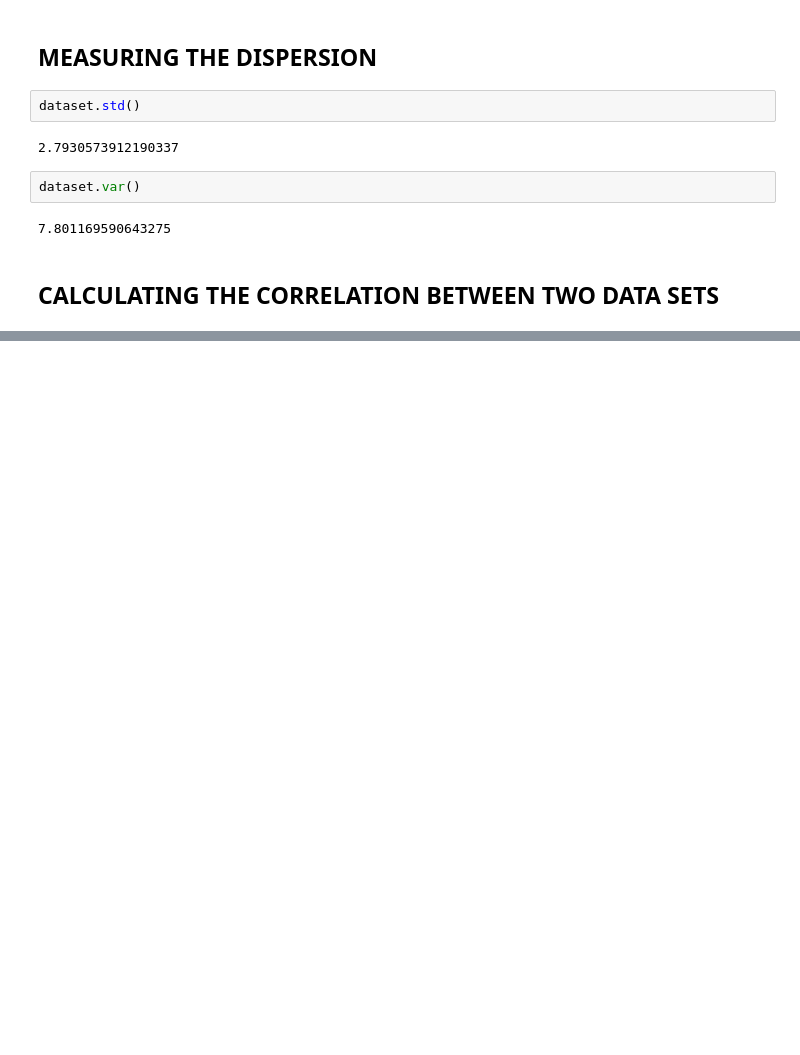
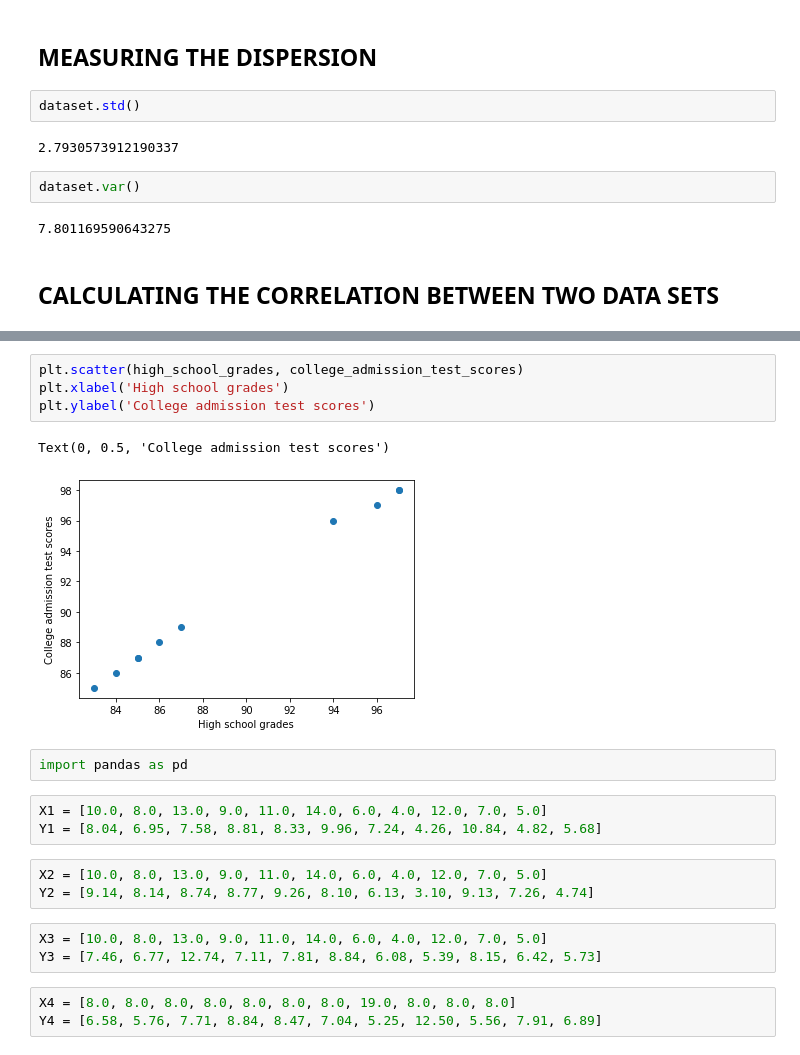
Before and after one commit to ferreiramr/livroDoingMathWithPython_AmitSaha, a Jupyter notebook: chapter03_DescribinDataWithStatistics.ipynb, the cells around one changed output, grey strips where cells are left out. Drawn from its saved outputs; the diff is of its cells as text; blank space fills up the shorter version.

```diff
--- a/chapter03_DescribinDataWithStatistics.ipynb
+++ b/chapter03_DescribinDataWithStatistics.ipynb
@@ -101,0 +119,21 @@ dataset.var()
+# %%
+plt.scatter(high_school_grades, college_admission_test_scores)
+plt.xlabel('High school grades')
+plt.ylabel('College admission test scores')
+# %% [output]
+Text(0, 0.5, 'College admission test scores')
+[figure, added]
+# %%
+import pandas as pd
+# %%
+X1 = [10.0, 8.0, 13.0, 9.0, 11.0, 14.0, 6.0, 4.0, 12.0, 7.0, 5.0]
+Y1 = [8.04, 6.95, 7.58, 8.81, 8.33, 9.96, 7.24, 4.26, 10.84, 4.82, 5.68]
+# %%
+X2 = [10.0, 8.0, 13.0, 9.0, 11.0, 14.0, 6.0, 4.0, 12.0, 7.0, 5.0]
+Y2 = [9.14, 8.14, 8.74, 8.77, 9.26, 8.10, 6.13, 3.10, 9.13, 7.26, 4.74]
+# %%
+X3 = [10.0, 8.0, 13.0, 9.0, 11.0, 14.0, 6.0, 4.0, 12.0, 7.0, 5.0]
+Y3 = [7.46, 6.77, 12.74, 7.11, 7.81, 8.84, 6.08, 5.39, 8.15, 6.42, 5.73]
+# %%
+X4 = [8.0, 8.0, 8.0, 8.0, 8.0, 8.0, 8.0, 19.0, 8.0, 8.0, 8.0]
+Y4 = [6.58, 5.76, 7.71, 8.84, 8.47, 7.04, 5.25, 12.50, 5.56, 7.91, 6.89]
```
Also changed, not shown: parts of 22 cells of this notebook, 1 other file.
